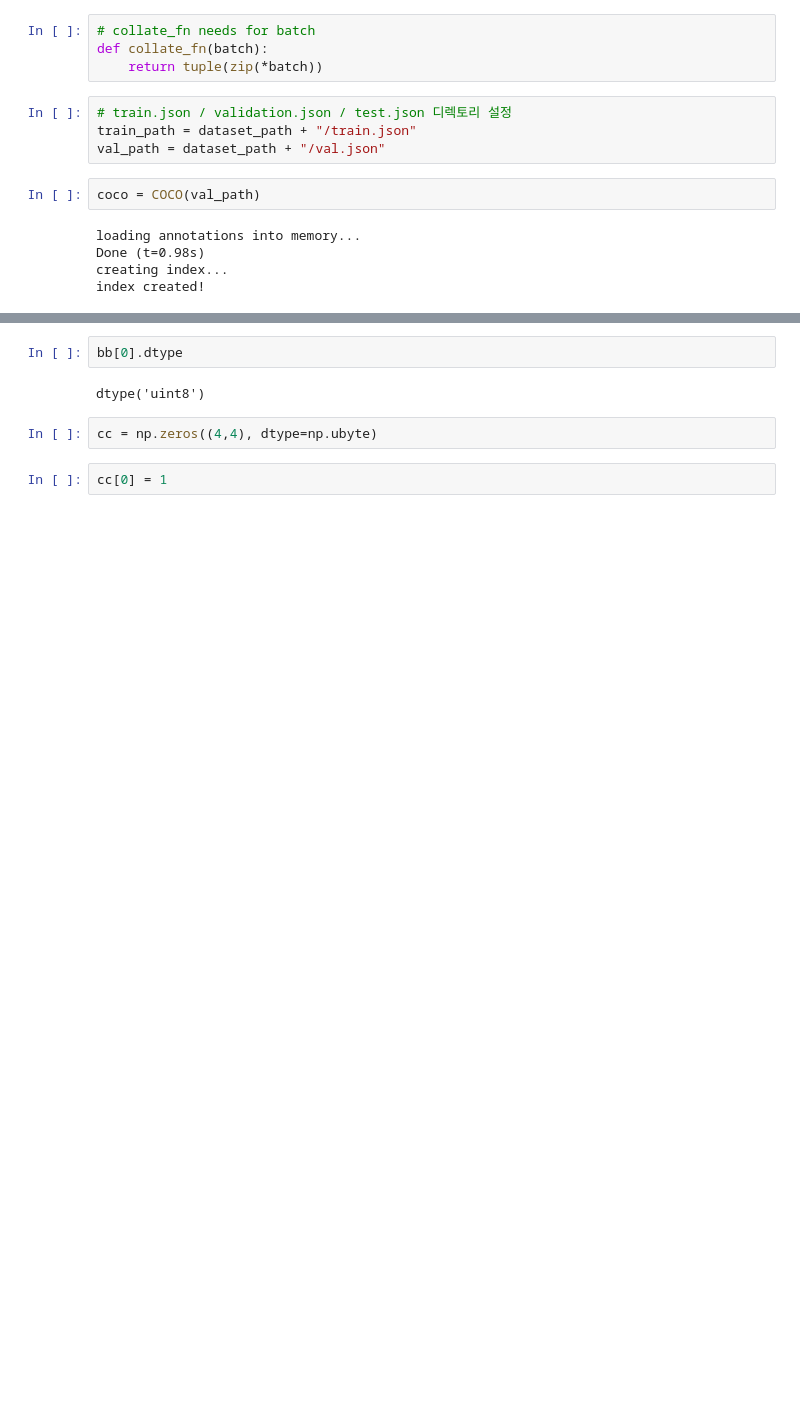
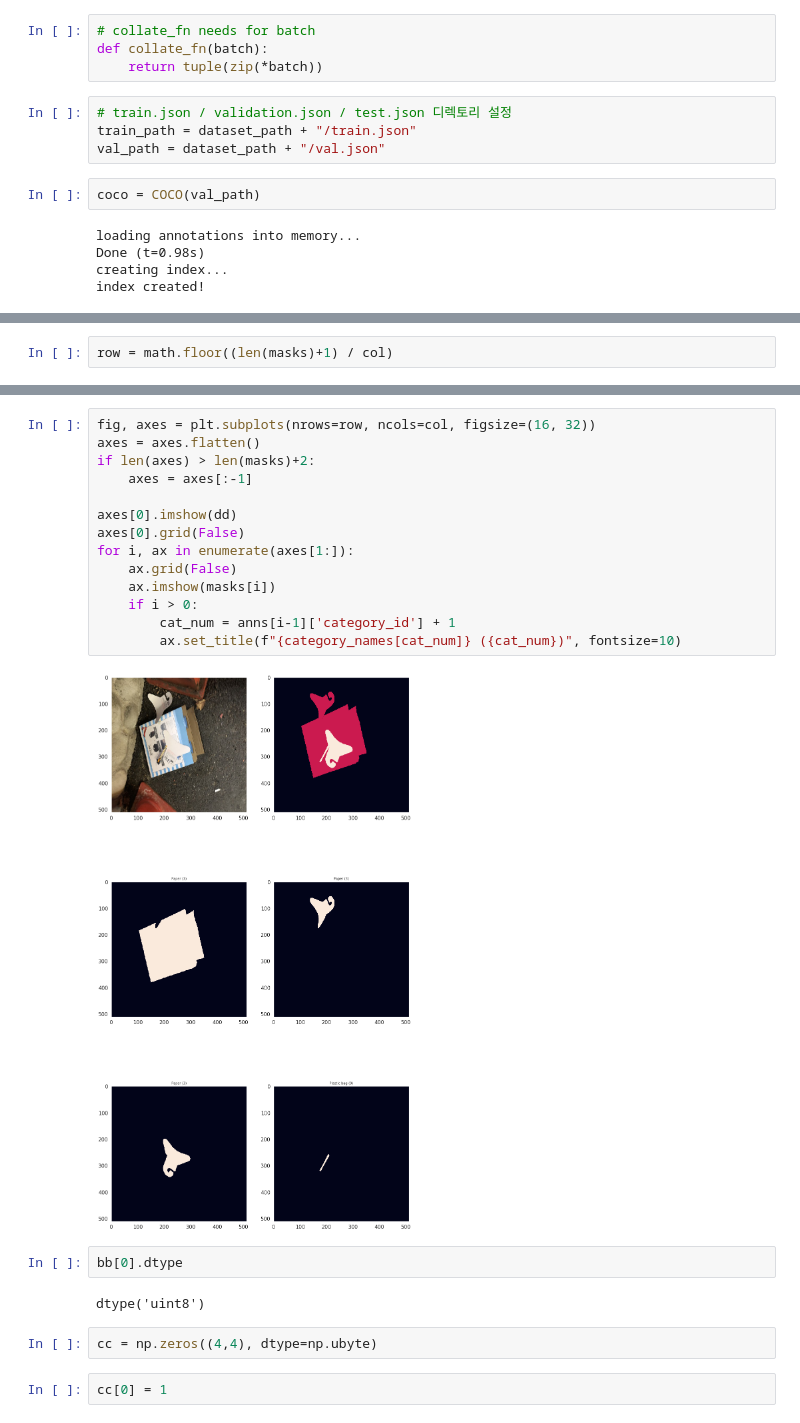
Before and after one commit to bcaitech1/p3-ims-obd-eagle-eye, a Jupyter notebook: experiment/jiyoung/exp/EDA.ipynb, the cells around one changed output, grey strips where cells are left out. Cells and saved outputs as stored; diff of their text form; blank space fills up the shorter version.

```diff
--- a/experiment/jiyoung/exp/EDA.ipynb
+++ b/experiment/jiyoung/exp/EDA.ipynb
@@ -241,0 +255,2 @@ bb[0] = 1
+# %%
+row = math.floor((len(masks)+1) / col)
@@ -242,3 +277,19 @@ bb[0] = 1
+# %%
+fig, axes = plt.subplots(nrows=row, ncols=col, figsize=(16, 32))
+axes = axes.flatten()
+if len(axes) > len(masks)+2:
+    axes = axes[:-1]
+
+axes[0].imshow(dd)
+axes[0].grid(False)
+for i, ax in enumerate(axes[1:]):
+    ax.grid(False)
+    ax.imshow(masks[i])
+    if i > 0:
+        cat_num = anns[i-1]['category_id'] + 1
+        ax.set_title(f"{category_names[cat_num]} ({cat_num})", fontsize=10)
+# %% [output]
+[figure, added]
 # %%
 bb[0].dtype
 # %% [output]
```
Also changed, not shown: parts of 32 cells of this notebook, 2 other files.
